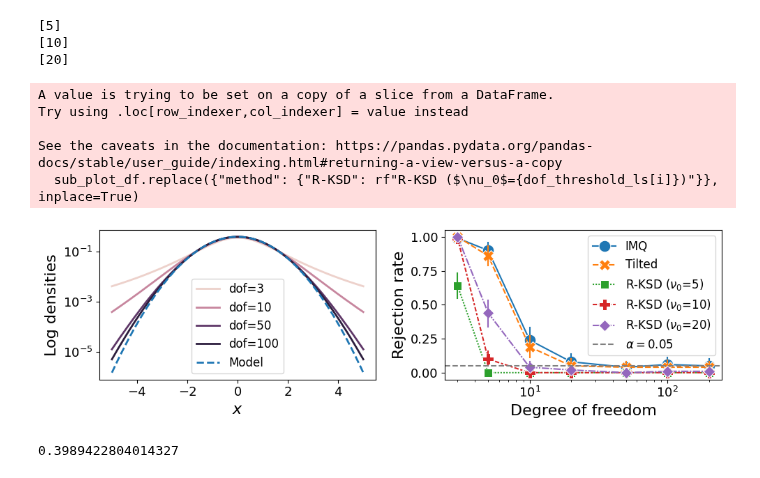
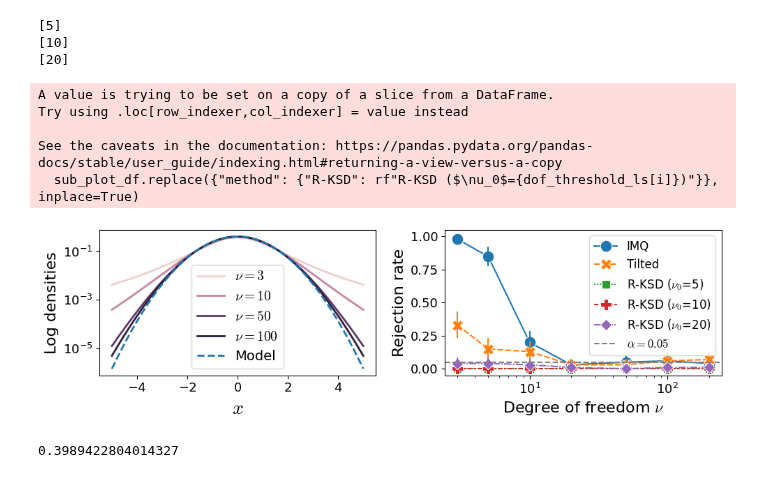
Before and after one commit to XingLLiu/robust-kernel-test, a Jupyter notebook: notebooks/tail.ipynb, the cells around one changed output. Drawn from its saved outputs; the diff is of its cells as text; code cells hidden in the pictures.

```diff
--- a/notebooks/tail.ipynb
+++ b/notebooks/tail.ipynb
@@ -55,7 +59,7 @@ for i, eps0 in enumerate(eps0_ls):
     # change theta
     res_stats_new = copy.deepcopy(res_stats)
     for dof in dof_ls:
-        tau = np.array(res_stats[dof]["tilted_r_bootmax"]["tau"])
+        tau = np.array(res_stats[dof]["tilted_r_boot"]["tau"])
         # theta_new = eps0 * tau**0.5
         theta_new = exp_tail.compute_theta_fat_tail(dof_threshold_ls[i], tau)
 
@@ -107,43 +111,42 @@ den_df = pd.DataFrame(den_df)
 ax = axes[0]
 g1 = sns.lineplot(ax=ax, data=den_df, x="x", y="den", hue=np.log(den_df.dof), legend="full", linewidth=2)
 g2 = ax.plot(x_plot, model_pdf, color="C0", linestyle="--", label="Model", linewidth=2)
-ax.set_xlabel(r"$x$", fontsize=16)
+ax.set_xlabel(r"$x$", fontsize=20)
 ax.set_ylabel("Log densities", fontsize=16)
 ax.set_yscale("log")
 ax.tick_params(axis="both", labelsize=13)
-ax.legend(handles=g1.get_legend().legend_handles + g2, labels=[f"dof={r}" for r in den_df.dof.unique().tolist()] + ["Model"], fontsize=12)
-
+ax.legend(handles=g1.get_legend().legend_handles + g2, labels=[rf"$\nu={r}$" for r in den_df.dof.unique().tolist()] + ["Model"], fontsize=14)
 
 # 2. plot rej probs
 # append results df and change method labels
 plot_df = plot_df_ls[eps0_ls[0]].copy()
 plot_df = plot_df.loc[(plot_df.method == "IMQ") | (plot_df.method == "Tilted")]
 for i, eps0 in enumerate(eps0_ls):
     sub_plot_df = plot_df_ls[eps0]
     sub_plot_df = sub_plot_df.loc[sub_plot_df.method == "R-KSD"]
     sub_plot_df.replace({"method": {"R-KSD": rf"R-KSD ($\nu_0$={dof_threshold_ls[i]})"}}, inplace=True)
     plot_df = pd.concat([plot_df, sub_plot_df], ignore_index=True)
 
 ax = axes[1]
 _ = sns.lineplot(ax=ax, data=plot_df, x="dof", y="rej", hue="method", style="method", markers=True, err_style="bars", markersize=12)
 ax.axhline(0.05, color="grey", linestyle="--", label=r"$\alpha=0.05$")
-ax.set_xlabel("Degree of freedom", fontsize=16)
+ax.set_xlabel(r"Degree of freedom $\nu$", fontsize=16)
 ax.set_ylabel("Rejection rate", fontsize=16)
 ax.tick_params(axis="both", labelsize=13)
 ax.set_ylim(-0.05, 1.05)
 ax.set_xscale("log")
 
 lgd = ax.legend(fontsize=12)
 plt.tight_layout()
 plt.subplots_adjust(wspace=0.25)
-# plt.savefig("../figs/robust/tail.pdf", bbox_extra_artists=(lgd,), bbox_inches="tight")
+plt.savefig("../figs/robust/tail.pdf", bbox_extra_artists=(lgd,), bbox_inches="tight")
 # %% [output]
 A value is trying to be set on a copy of a slice from a DataFrame.
 Try using .loc[row_indexer,col_indexer] = value instead
 
 See the caveats in the documentation: https://pandas.pydata.org/pandas-docs/stable/user_guide/indexing.html#returning-a-view-versus-a-copy
   sub_plot_df.replace({"method": {"R-KSD": rf"R-KSD ($\nu_0$={dof_threshold_ls[i]})"}}, inplace=True)
-[figure, old version]
+[figure, new version]
 # %%
 import scipy
 scipy.stats.norm.pdf(0)
```
Also changed, not shown: parts of 2 cells of this notebook, 15 other files.
